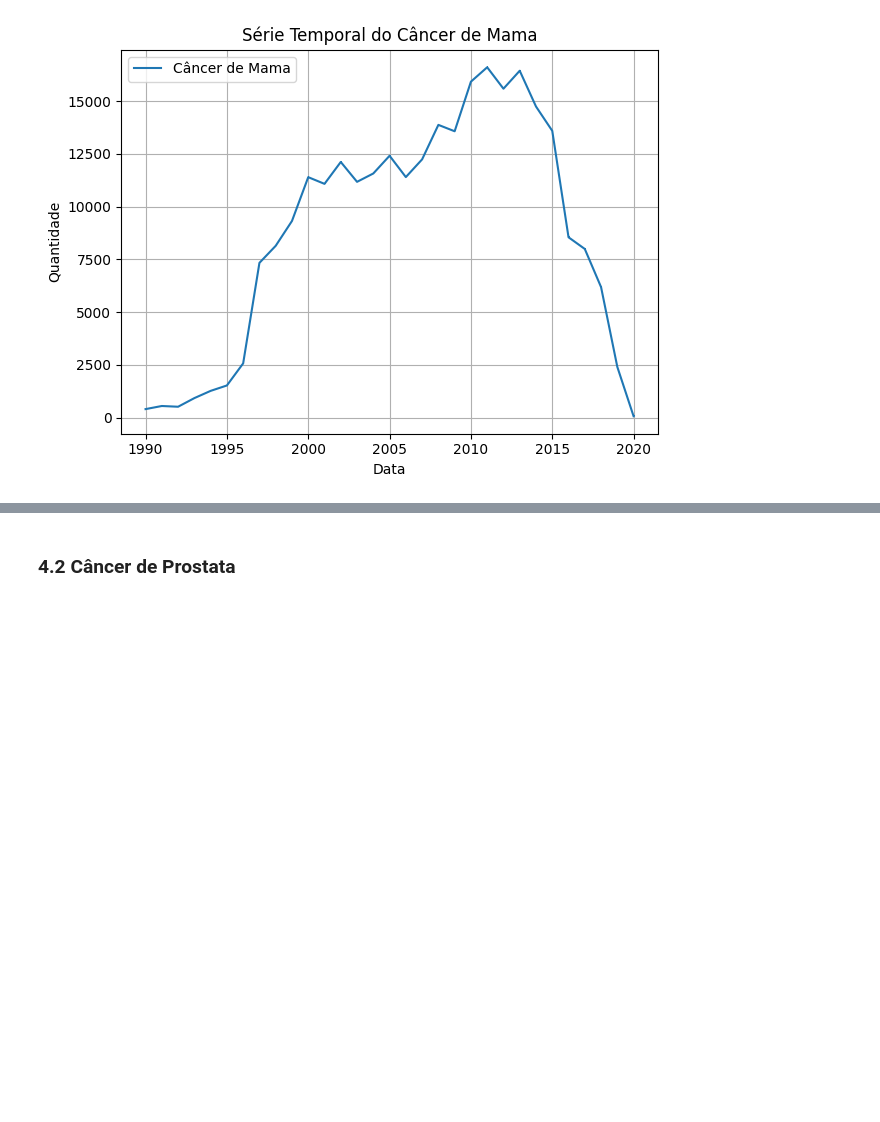
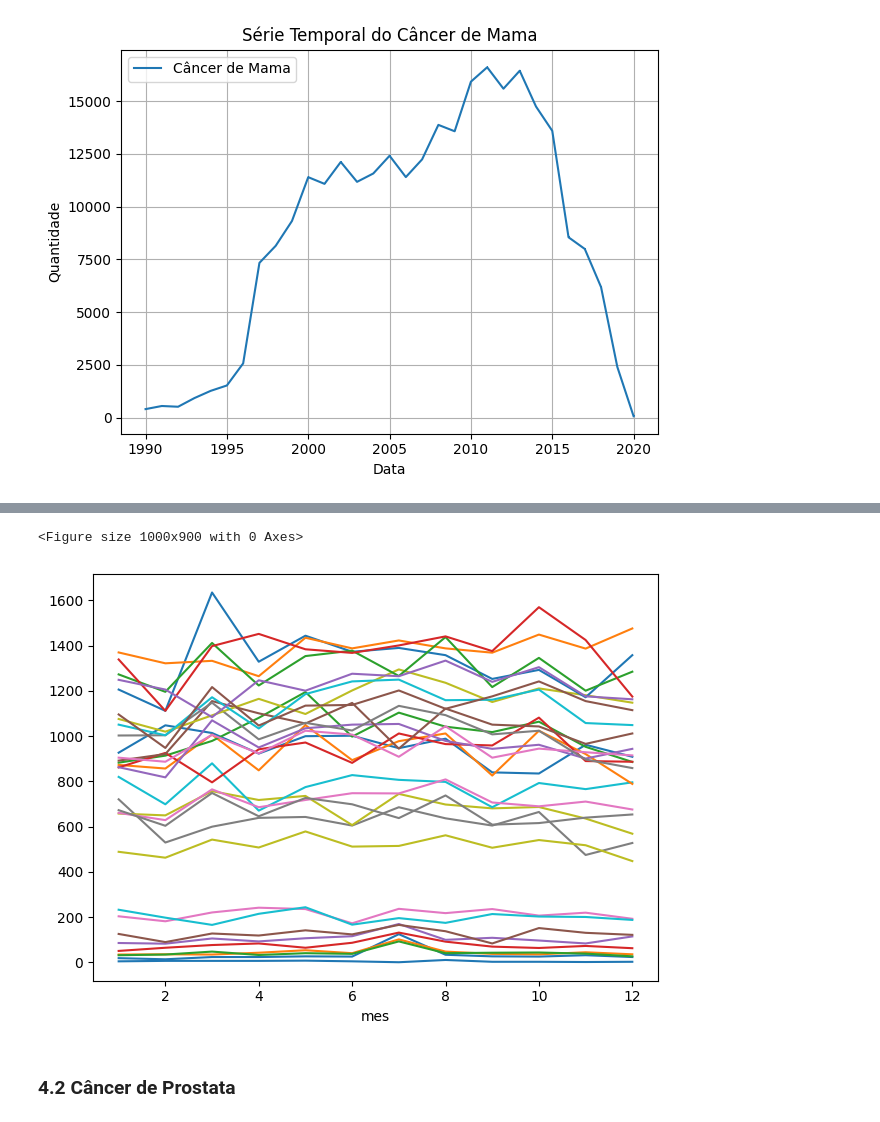
Before and after one commit to MateusVasc/IC-Cancer-Time-Series, a Jupyter notebook: presentation.ipynb, the cells around one changed output, grey strips where cells are left out. Saved outputs shown, nothing was run; the diff lists cells and outputs as text; code cells hidden in the pictures; blank space fills up the shorter version.

```diff
--- a/presentation.ipynb
+++ b/presentation.ipynb
@@ -724,3 +724,8 @@ plt.tight_layout()
 plt.show()
 # %% [output]
 [figure]
+# %%
+df_test = pd.DataFrame()
+
+df_test['ano'] = df_mama['Data de Diagnostico'].dt.year
+df_test['mes'] = df_mama['Data de Diagnostico'].dt.month
@@ -726,0 +745,2 @@ plt.show()
+# %%
+df_group = df_test.groupby(['ano', 'mes']).size().reset_index(name='contagem')
@@ -726,0 +756,2 @@ plt.show()
+# %%
+df_pivot = df_group.pivot(index='mes', columns='ano', values='contagem').fillna(0)
@@ -727,3 +768,13 @@ plt.show()
+# %%
+plt.figure(figsize=(10,9))
+df_pivot.plot(legend=False)
+#plt.xticks(df_pivot.index)
+
+plt.tight_layout()
+plt.show()
+# %% [output]
+<Figure size 1000x900 with 0 Axes>
+[figure, added]
 # %% [markdown]
 ### 4.2 Câncer de Prostata
 # %%
```
Also changed, not shown: parts of 8 cells of this notebook.
